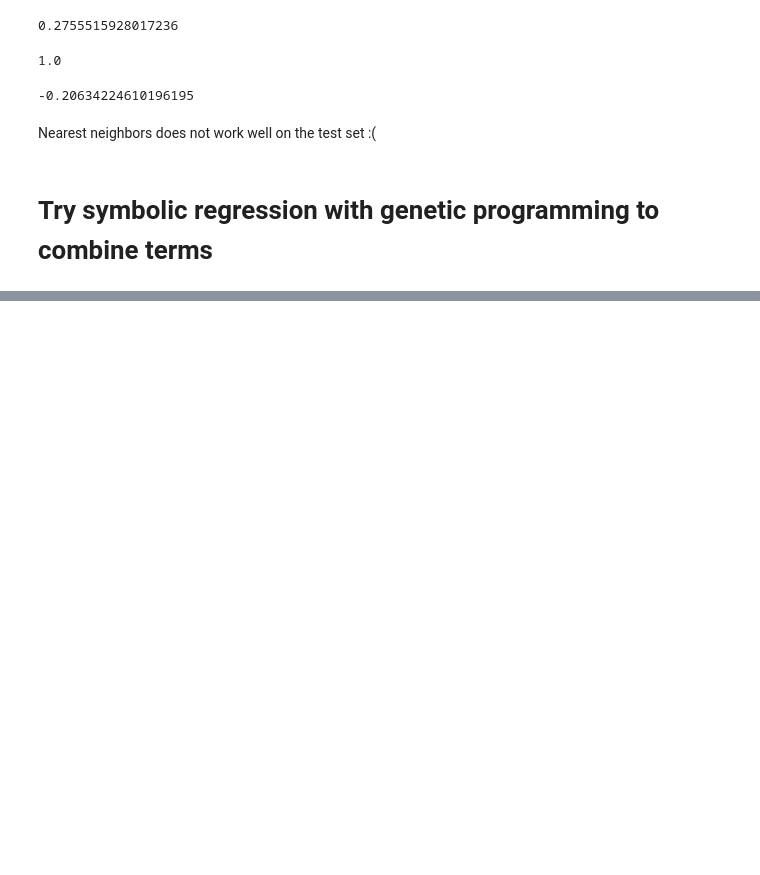
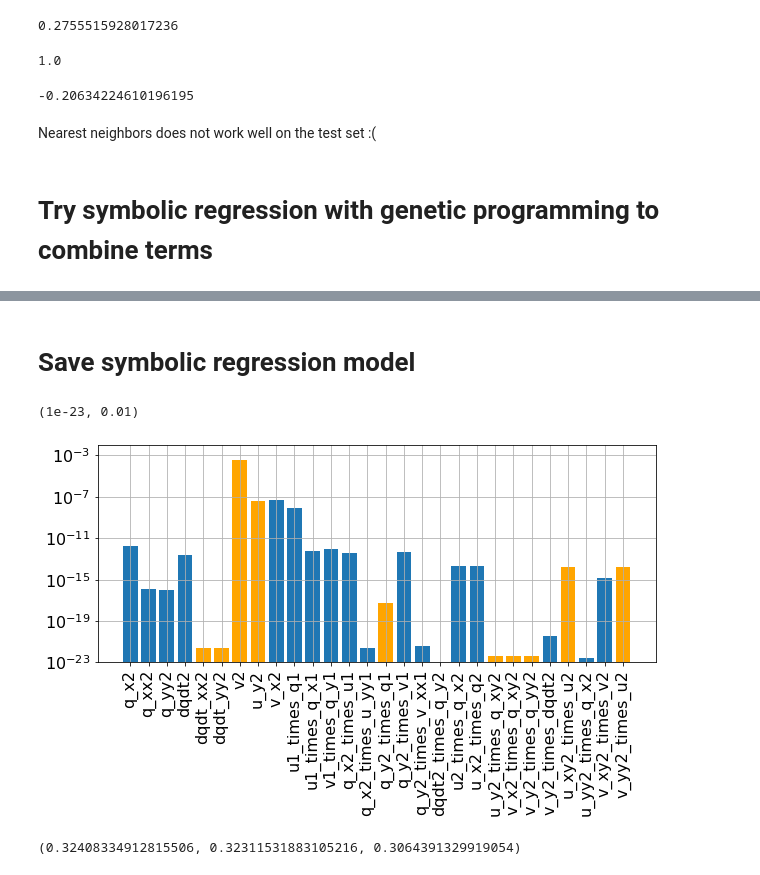
Before and after one commit to Pperezhogin/pyqg_experiments_Ross, a Jupyter notebook: notebooks/symbolic-regression-preliminary-testing-lower-layer.ipynb, the cells around one changed output, grey strips where cells are left out. Saved outputs shown, nothing was run; the diff lists cells and outputs as text; code cells hidden in the pictures; blank space fills up the shorter version.

Commit message:
WIP - testing symbolic regression online (for upper layer)

```diff
--- a/notebooks/symbolic-regression-preliminary-testing-lower-layer.ipynb
+++ b/notebooks/symbolic-regression-preliminary-testing-lower-layer.ipynb
@@ -523,0 +546,2 @@ r2_score(Y_gp,Y1), r2_score(Y_gp2, Y1_test)
+# %% [markdown]
+# Save symbolic regression model
@@ -523,0 +616,11 @@ r2_score(Y_gp,Y1), r2_score(Y_gp2, Y1_test)
+# %%
+plt.figure(figsize=(10,4))
+plt.bar(np.arange(len(srp.linear_model.coef_ )), srp.linear_model.coef_ * srp.x_scaler.scale_)
+plt.bar(np.arange(len(srp.linear_model.coef_ )), -srp.linear_model.coef_ * srp.x_scaler.scale_, color='orange')
+plt.xticks(np.arange(len(srp.linear_model.coef_ )), srp.feature_names, rotation=90)
+plt.grid()
+plt.yscale('log')
+plt.ylim(1e-23, 1e-2)
+# %% [output]
+(1e-23, 0.01)
+[figure, added]
@@ -523,0 +671,6 @@ r2_score(Y_gp,Y1), r2_score(Y_gp2, Y1_test)
+# %%
+lr5 = LinearRegression()
+lr5.fit(X3, Y1)
+lr5.score(X3, Y1), lr5.score(X3_test, Y1_test), lr5.score(X3_xfer, Y1_xfer)
+# %% [output]
+(0.32408334912815506, 0.32311531883105216, 0.3064391329919054)
```
Also changed, not shown: parts of 15 cells of this notebook, 7 other files.
